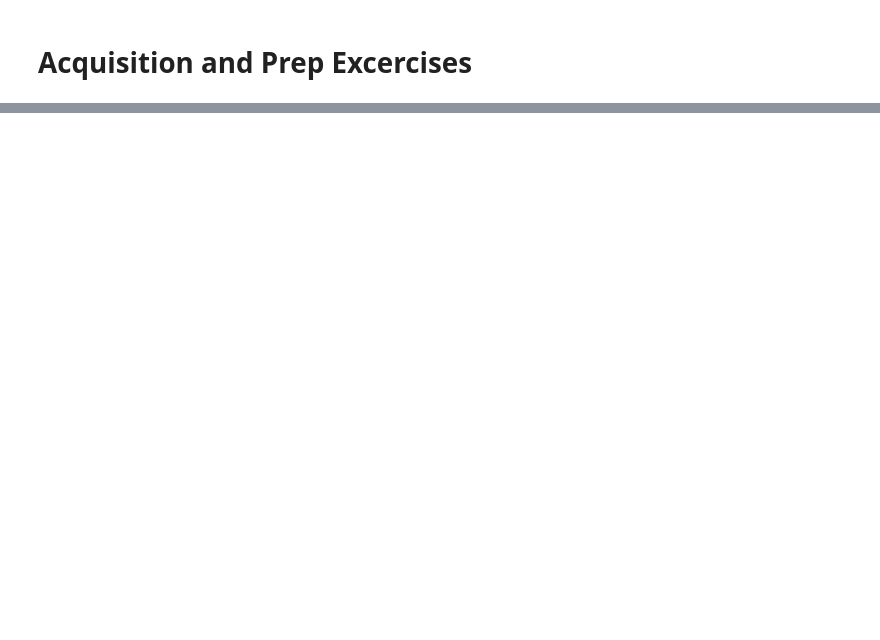
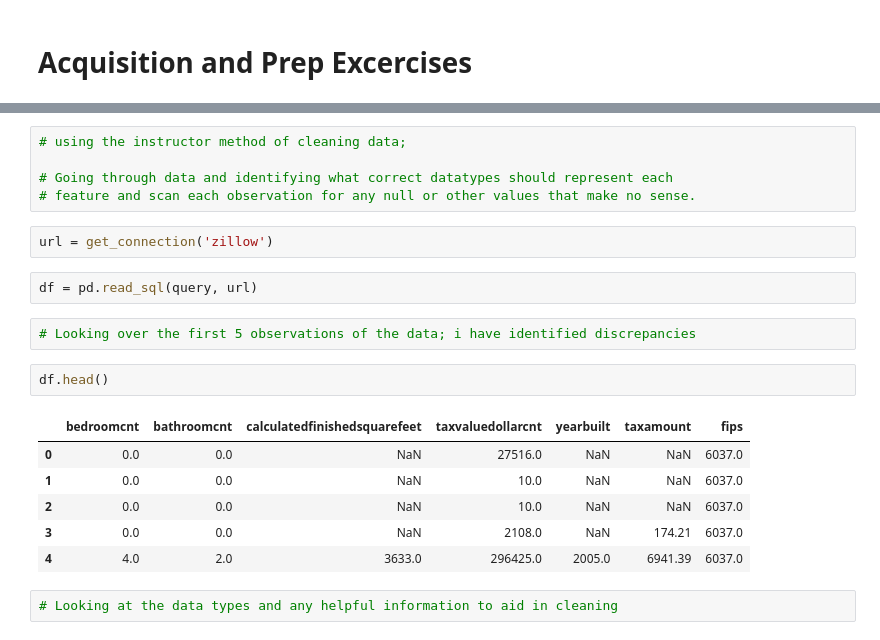
Before and after one commit to Marc-Aradillas/regression-exercises, a Jupyter notebook: wrangle.ipynb, the cells around one changed output, grey strips where cells are left out. Drawn from its saved outputs; the diff is of its cells as text; blank space fills up the shorter version.

```diff
--- a/wrangle.ipynb
+++ b/wrangle.ipynb
@@ -55,0 +95,22 @@ In these exercises, you will complete the first step toward the above goal: acqu
+# %%
+# using the instructor method of cleaning data;
+
+# Going through data and identifying what correct datatypes should represent each
+# feature and scan each observation for any null or other values that make no sense.
+# %%
+url = get_connection('zillow')
+# %%
+df = pd.read_sql(query, url)
+# %%
+# Looking over the first 5 observations of the data; i have identified discrepancies
+# %%
+df.head()
+# %% [output]
+|  | bedroomcnt | bathroomcnt | calculatedfinishedsquarefeet | taxvaluedollarcnt | yearbuilt | taxamount | fips |
+| 0 | 0.0 | 0.0 | NaN | 27516.0 | NaN | NaN | 6037.0 |
+| 1 | 0.0 | 0.0 | NaN | 10.0 | NaN | NaN | 6037.0 |
+| 2 | 0.0 | 0.0 | NaN | 10.0 | NaN | NaN | 6037.0 |
+| 3 | 0.0 | 0.0 | NaN | 2108.0 | NaN | 174.21 | 6037.0 |
+| 4 | 4.0 | 2.0 | 3633.0 | 296425.0 | 2005.0 | 6941.39 | 6037.0 |
+# %%
+# Looking at the data types and any helpful information to aid in cleaning
```
Also changed, not shown: parts of 50 cells of this notebook, 1 other file.
